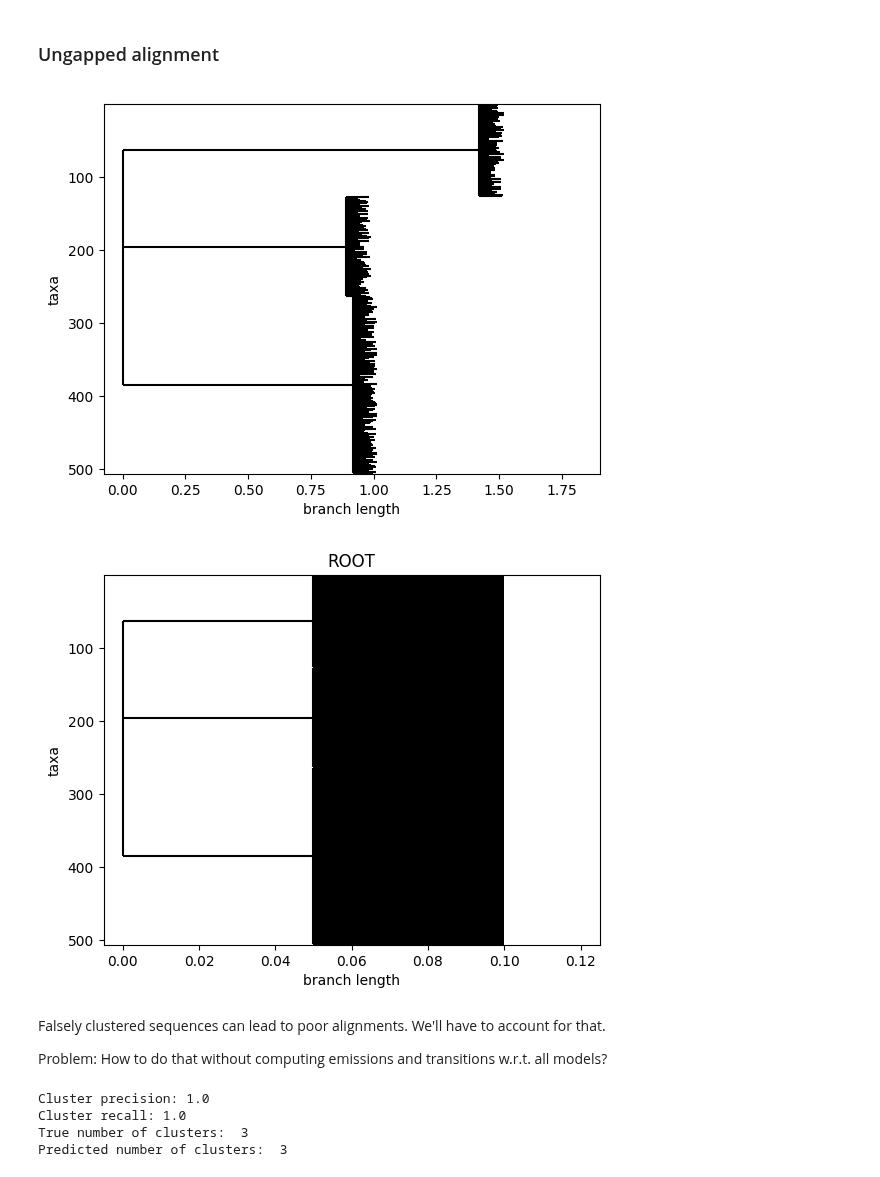
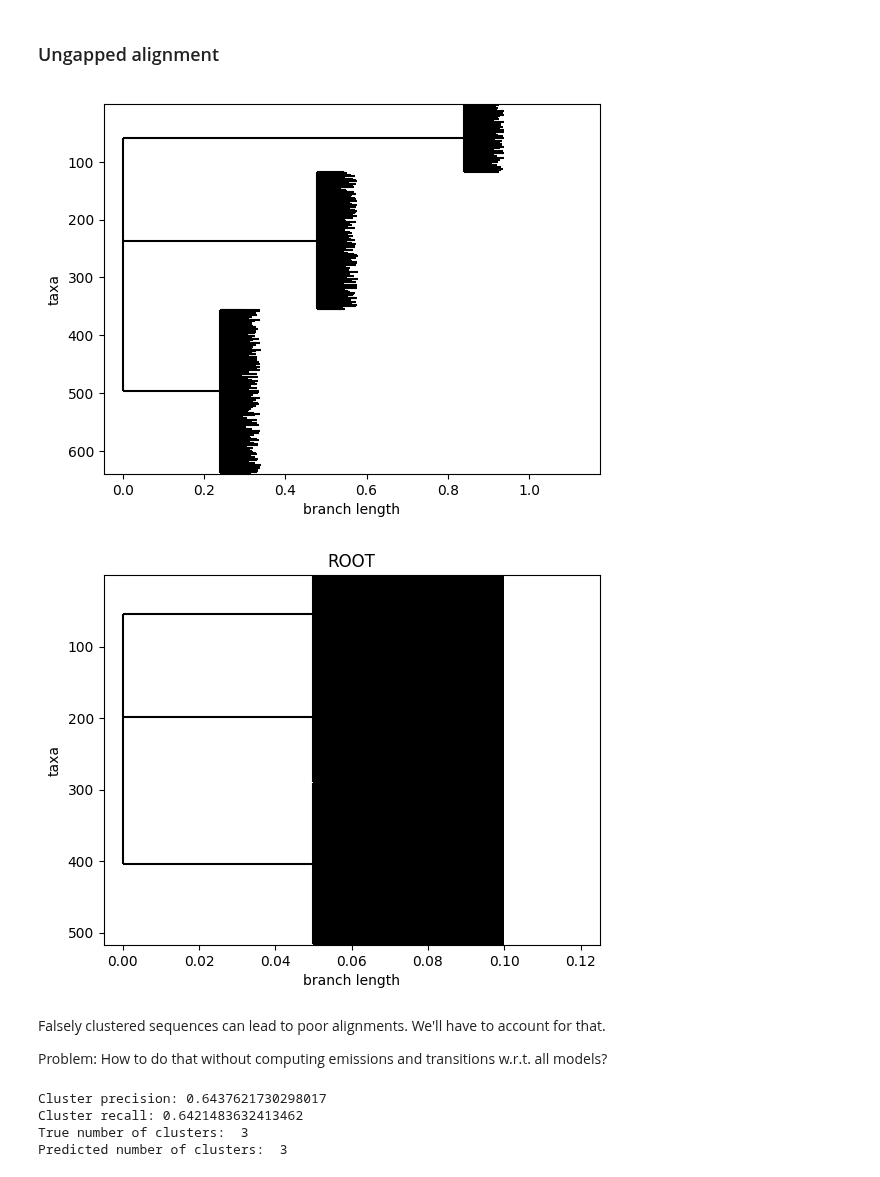
Before and after one commit to Gaius-Augustus/learnMSA, a Jupyter notebook: learnMSA_tree_ungapped_demo.ipynb, the cells around one changed output. Drawn from its saved outputs; the diff is of its cells as text; code cells hidden in the pictures.

```diff
--- a/learnMSA_tree_ungapped_demo.ipynb
+++ b/learnMSA_tree_ungapped_demo.ipynb
@@ -31,11 +25,11 @@ name = "3_200"
 suffix = "_no_gap"
 
 # unaligned sequences
-train_filename = f"../trees/alisim/{name}{suffix}.fa"
+train_filename = f"../trees/data/dev_msa/{name}{suffix}.fa"
 # reference alignment of all sequences
-ref_filename = f"../trees/alisim/{name}{suffix}.fa"
+ref_filename = f"../trees/data/dev_msa/{name}{suffix}.fa"
 # tree used to generate the sequences
-tree_filename = f"../trees/treegen/trees/{name}.nwk"
+tree_filename = f"../trees/data/dev_trees/{name}.nwk"
 
 # number of distinct pHMMs
 num_models = 1
@@ -44,14 +38,17 @@ num_models = 1
 true_tree : Clustering.TreeHandler = Clustering.TreeHandler.read(tree_filename)
 true_tree.draw(no_labels=True)
 # %% [output]
-[figure, old version]
+[figure, new version]
 # %%
-# compute a clustering from the unaligned sequences and a rough initial tree with short branches
-clustering : pd.DataFrame = Clustering.compute_clustering(train_filename, cluster_seq_id=0.5, linear=False)
+# compute a clustering from the unaligned sequences and a rough initial tree
+# with short branches
+clustering : pd.DataFrame = Clustering.compute_clustering(
+    train_filename, cluster_seq_id=0.5, linear=False
+)
 tree_handler = Clustering.cluster_tree(clustering, branch_length=0.05)
 tree_handler.draw(no_labels=True)
 # %% [output]
-[figure, old version]
+[figure, new version]
 # %% [markdown]
 Falsely clustered sequences can lead to poor alignments. We'll have to account for that.
 
@@ -81,8 +78,8 @@ print("Cluster recall:", true_positives/trues)
 print("True number of clusters: ", true_tree.num_anc-1)
 print("Predicted number of clusters: ", tree_handler.num_anc-1)
 # %% [output]
-Cluster precision: 1.0
-Cluster recall: 1.0
+Cluster precision: 0.6437621730298017
+Cluster recall: 0.6421483632413462
 True number of clusters:  3
 Predicted number of clusters:  3
 # %%
```
Also changed, not shown: parts of 4 cells of this notebook, 5 other files.
